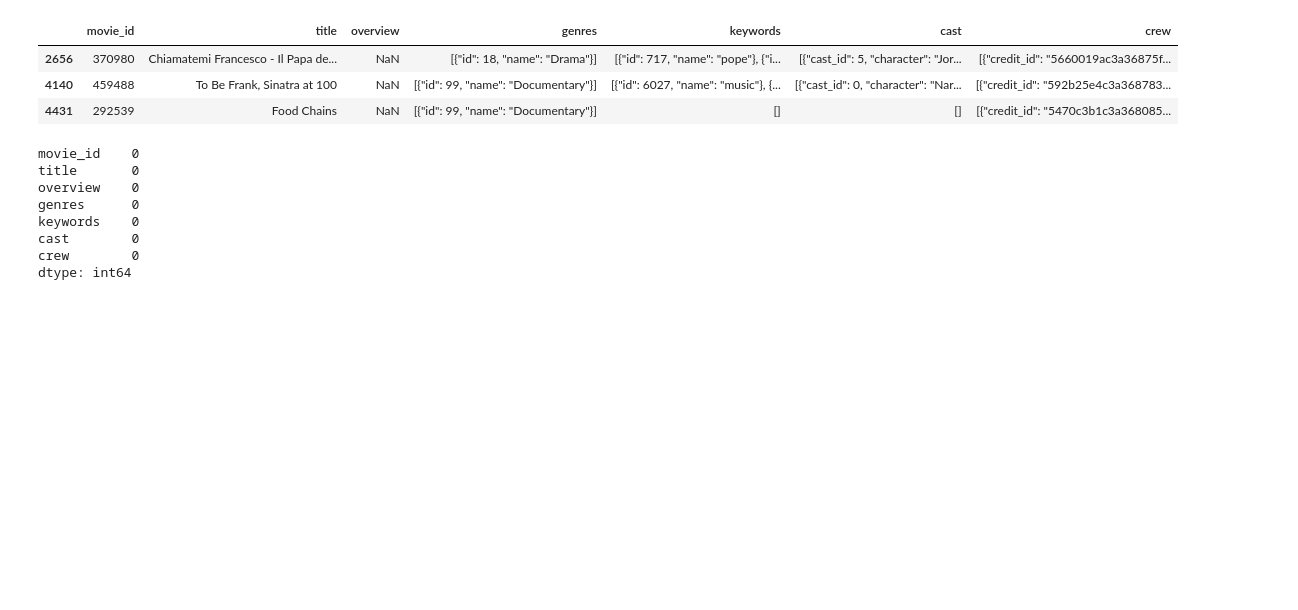
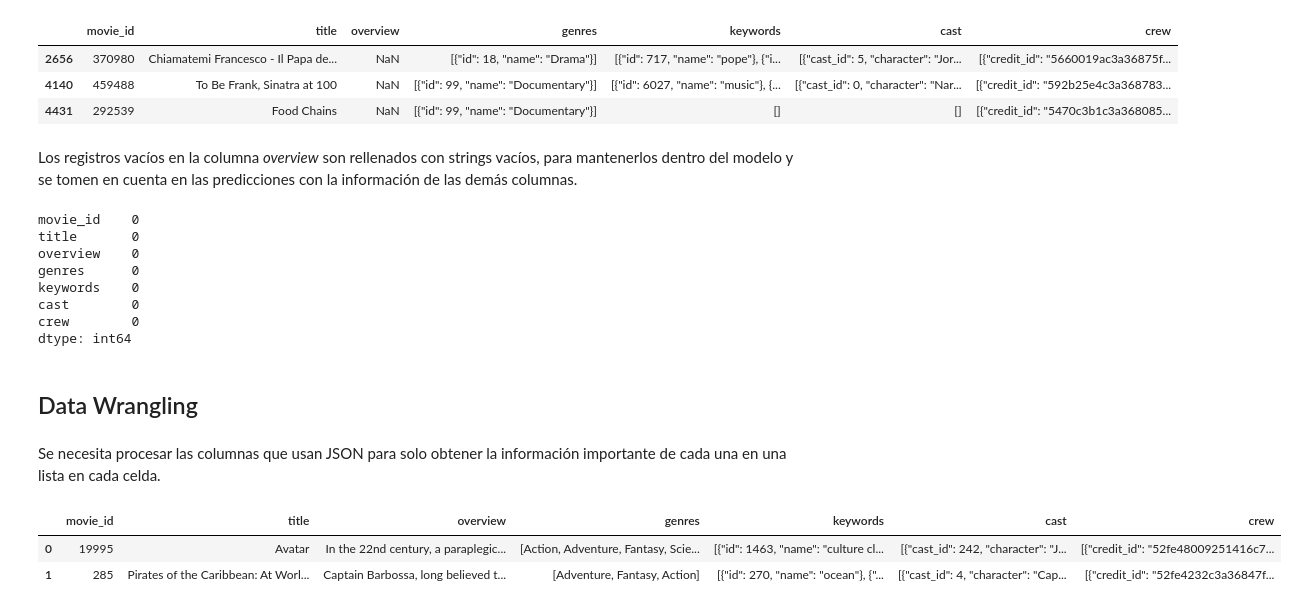
Before and after one commit to julioguerrero131/ml-movie-recommender, a Jupyter notebook: notebook.ipynb, the cells around one changed output. Drawn from its saved outputs; the diff is of its cells as text; code cells hidden in the pictures; blank space fills up the shorter version.

Commit message:
feature engineering y data wrangling

```diff
--- a/notebook.ipynb
+++ b/notebook.ipynb
@@ -121,6 +129,8 @@ df_movies[df_movies['overview'].isna()]
 | 2656 | 370980 | Chiamatemi Francesco - Il Papa de... | NaN | [{"id": 18, "name": "Drama"}] | [{"id": 717, "name": "pope"}, {"i... | [{"cast_id": 5, "character": "Jor... | [{"credit_id": "5660019ac3a36875f... |
 | 4140 | 459488 | To Be Frank, Sinatra at 100 | NaN | [{"id": 99, "name": "Documentary"}] | [{"id": 6027, "name": "music"}, {... | [{"cast_id": 0, "character": "Nar... | [{"credit_id": "592b25e4c3a368783... |
 | 4431 | 292539 | Food Chains | NaN | [{"id": 99, "name": "Documentary"}] | [] | [] | [{"credit_id": "5470c3b1c3a368085... |
+# %% [markdown]
+Los registros vacíos en la columna *overview* son rellenados con strings vacíos, para mantenerlos dentro del modelo y se tomen en cuenta en las predicciones con la información de las demás columnas.
 # %%
 df_movies['overview'] = df_movies['overview'].fillna('')
 df_movies.isnull().sum()
@@ -133,3 +143,22 @@ keywords    0
 cast        0
 crew        0
 dtype: int64
+# %% [markdown]
+## Data Wrangling
+# %% [markdown]
+Se necesita procesar las columnas que usan JSON para solo obtener la información importante de cada una en una lista en cada celda.
+# %%
+import ast
+
+def convert(text):
+    L = []
+    for i in ast.literal_eval(text):
+        L.append(i['name'])
+    return L
+# %%
+df_movies['genres'] = df_movies['genres'].apply(convert)
+df_movies.head(2)
+# %% [output]
+|  | movie_id | title | overview | genres | keywords | cast | crew |
+| 0 | 19995 | Avatar | In the 22nd century, a paraplegic... | [Action, Adventure, Fantasy, Scie... | [{"id": 1463, "name": "culture cl... | [{"cast_id": 242, "character": "J... | [{"credit_id": "52fe48009251416c7... |
+| 1 | 285 | Pirates of the Caribbean: At Worl... | Captain Barbossa, long believed t... | [Adventure, Fantasy, Action] | [{"id": 270, "name": "ocean"}, {"... | [{"cast_id": 4, "character": "Cap... | [{"credit_id": "52fe4232c3a36847f... |
```
Also changed, not shown: parts of 15 cells of this notebook.
